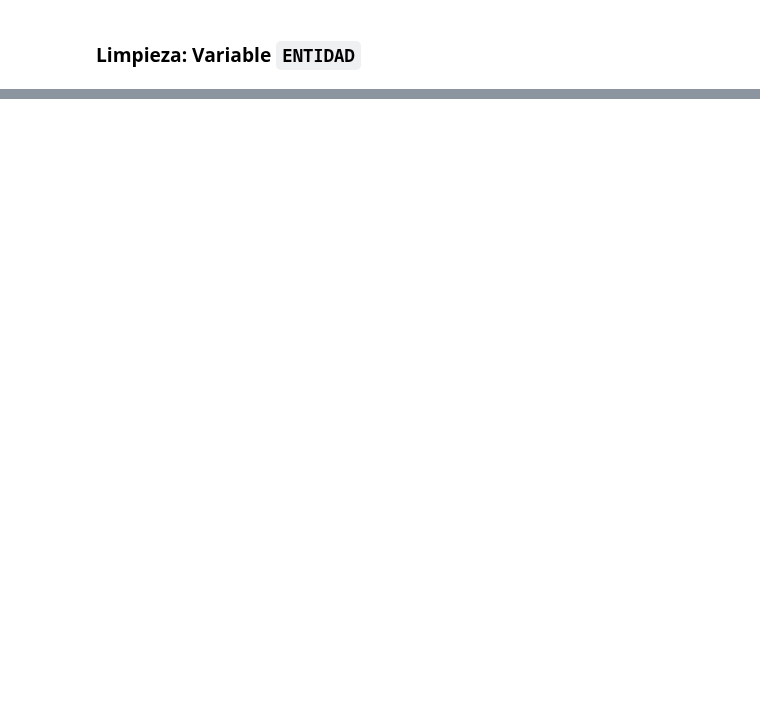
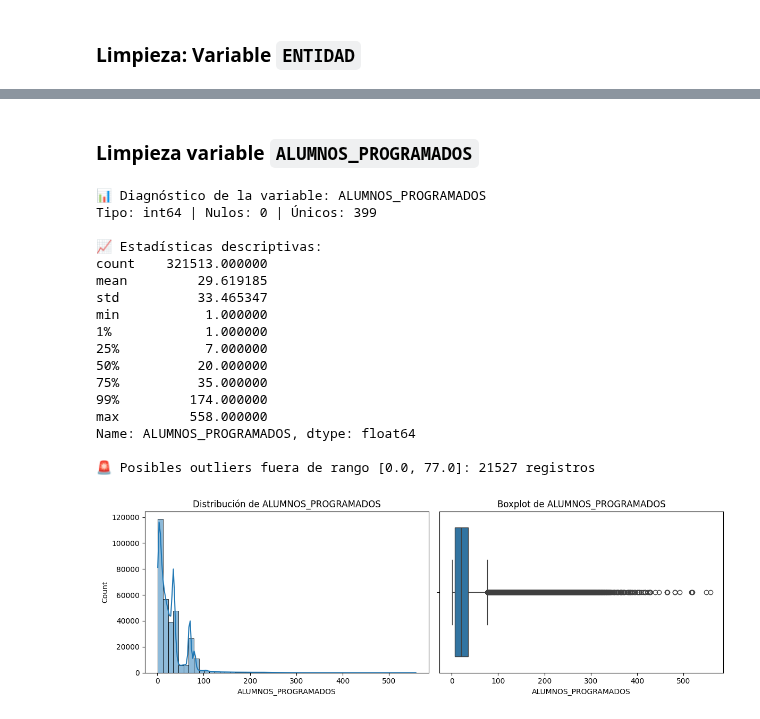
Before and after one commit to EAPS94/datos_tesis_petc, a Jupyter notebook: notebooks/exploracion_planea.ipynb, the cells around one changed output, grey strips where cells are left out. Saved outputs shown, nothing was run; the diff lists cells and outputs as text; code cells hidden in the pictures; blank space fills up the shorter version.

```diff
--- a/notebooks/exploracion_planea.ipynb
+++ b/notebooks/exploracion_planea.ipynb
@@ -192,0 +241,6 @@ Tipo: string | Nulos: 0 | Únicos: 32
+# %%
+# Nos aseguramos de que el tipo sea string
+df["CLAVE_ESCUELA"] = df["CLAVE_ESCUELA"].astype("string")
+
+print("\n✅ Diagnóstico final de 'CLAVE_ESCUELA'")
+print(f"Tipo: {df['CLAVE_ESCUELA'].dtype} | Nulos: {df['CLAVE_ESCUELA'].isna().sum()} | Únicos: {df['CLAVE_ESCUELA'].nunique()}")
@@ -192,0 +489,29 @@ Tipo: string | Nulos: 0 | Únicos: 32
+# %%
+# Diagnóstico inicial
+print("\n✅ Diagnóstico inicial de 'GRADO_MARGINACION'")
+print(f"Tipo: {df['GRADO_MARGINACION'].dtype} | Nulos: {df['GRADO_MARGINACION'].isna().sum()} | Únicos: {df['GRADO_MARGINACION'].nunique()}")
+
+# Homologación y limpieza
+def limpiar_marginacion(valor):
+    if pd.isna(valor):
+        return pd.NA
+    valor = str(valor).strip().upper()
+    valor = unidecode(valor)
+
+    if valor in ["MUY ALTA Y ALTA", "MUY ALTA O ALTA", "ALTO", "MUY ALTO"]:
+        return "MUY ALTA Y ALTA"
+    elif valor in ["MEDIA", "MEDIO"]:
+        return "MEDIA"
+    elif valor in ["BAJA Y MUY BAJA", "BAJA O MUY BAJA", "BAJO", "MUY BAJO"]:
+        return "BAJA Y MUY BAJA"
+    elif valor == "NO IDENTIFICADA":
+        return "NO IDENTIFICADA"
+    else:
+        return valor
+
+df["GRADO_MARGINACION"] = df["GRADO_MARGINACION"].apply(limpiar_marginacion).astype("string")
+
+# Diagnóstico final
+print("\n✅ Diagnóstico final de 'GRADO_MARGINACION'")
+print(f"Tipo: {df['GRADO_MARGINACION'].dtype} | Nulos: {df['GRADO_MARGINACION'].isna().sum()} | Únicos: {df['GRADO_MARGINACION'].nunique()}")
+print(df["GRADO_MARGINACION"].value_counts(dropna=False).sort_index())
@@ -192,0 +530,23 @@ Tipo: string | Nulos: 0 | Únicos: 32
+# %% [markdown]
+### Limpieza variable `ALUMNOS_PROGRAMADOS`
+# %%
+analizar_variable_numerica(df, "ALUMNOS_PROGRAMADOS")
+# %% [output]
+📊 Diagnóstico de la variable: ALUMNOS_PROGRAMADOS
+Tipo: int64 | Nulos: 0 | Únicos: 399
+
+📈 Estadísticas descriptivas:
+count    321513.000000
+mean         29.619185
+std          33.465347
+min           1.000000
+1%            1.000000
+25%           7.000000
+50%          20.000000
+75%          35.000000
+99%         174.000000
+max         558.000000
+Name: ALUMNOS_PROGRAMADOS, dtype: float64
+
+🚨 Posibles outliers fuera de rango [0.0, 77.0]: 21527 registros
+[figure, added]
```
Also changed, not shown: parts of 23 cells of this notebook, 2 other files.
